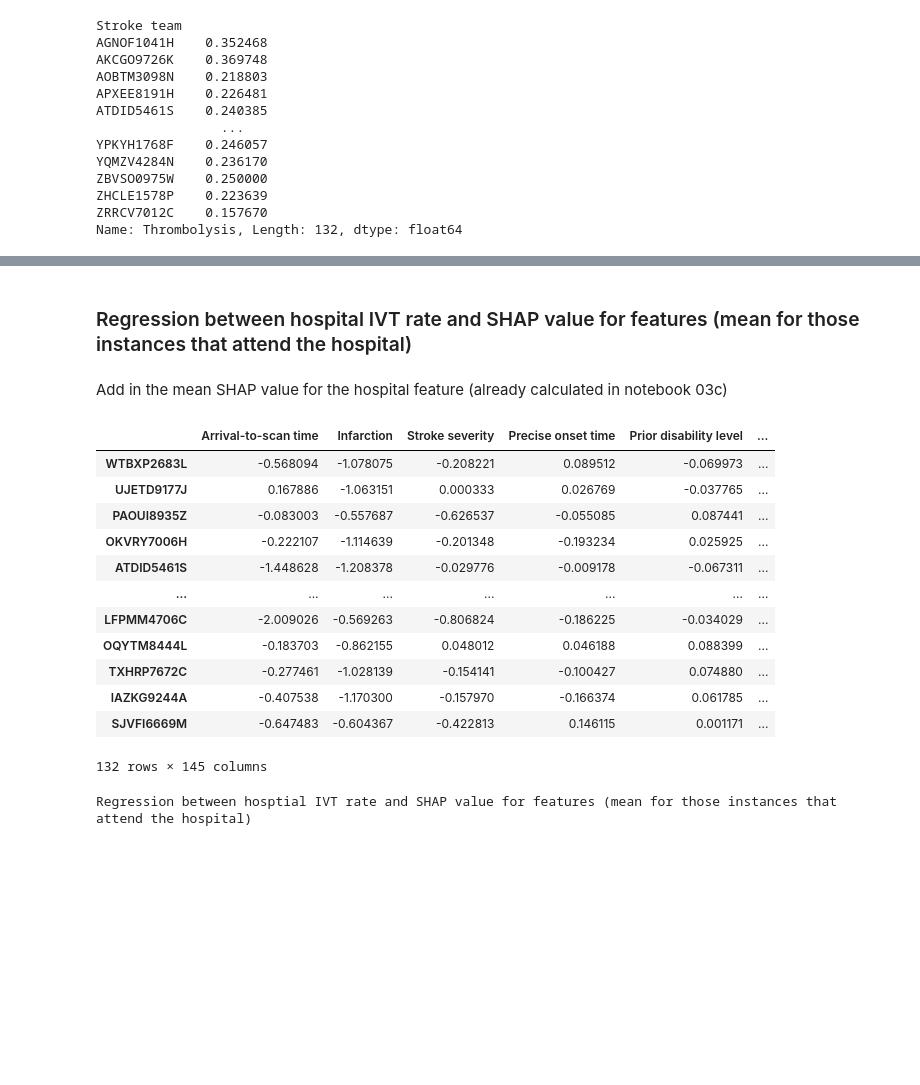
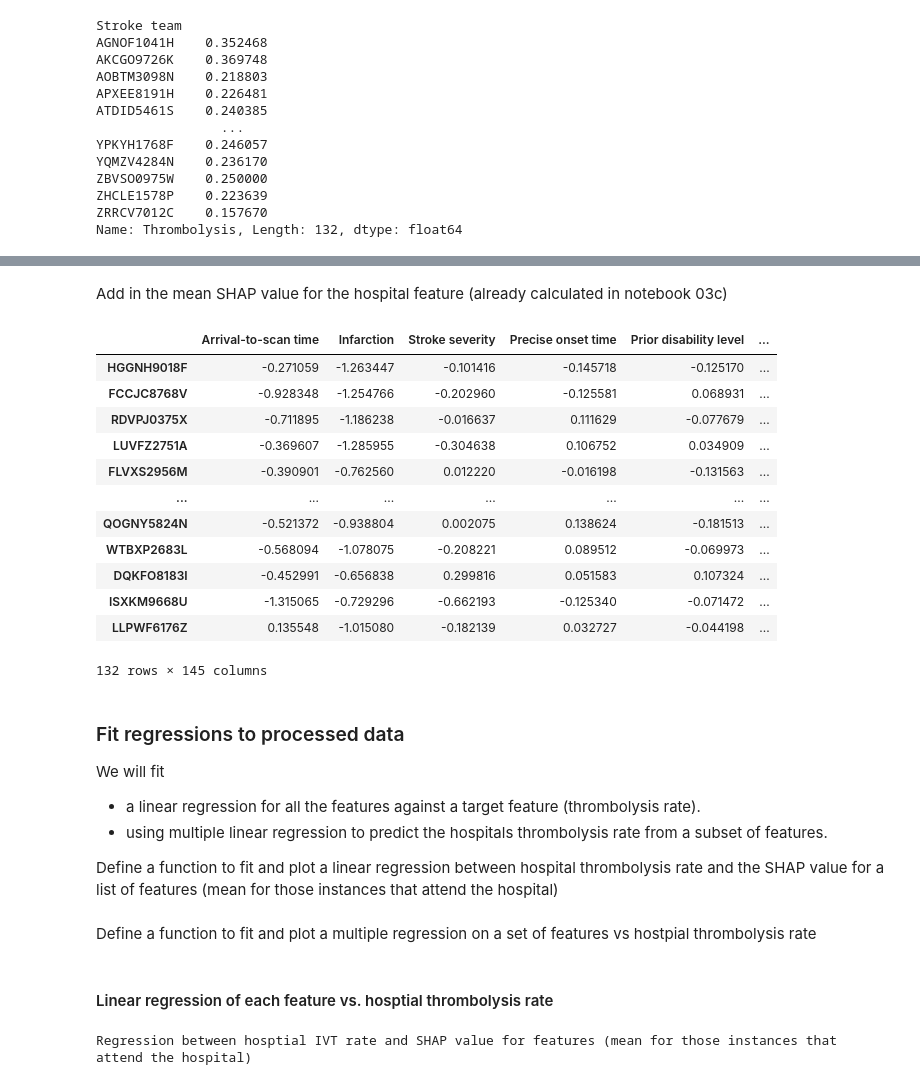
Before and after one commit to samuel-book/samuel_shap_paper_1, a Jupyter notebook: xgb_10_features/03e_xgb_shap_value_and_main_effect_regressions_on_hospital_ivt_rate.ipynb, the cells around one changed output, grey strips where cells are left out. Drawn from its saved outputs; the diff is of its cells as text; code cells hidden in the pictures; blank space fills up the shorter version.

```diff
--- a/xgb_10_features/03e_xgb_shap_value_and_main_effect_regressions_on_hospital_ivt_rate.ipynb
+++ b/xgb_10_features/03e_xgb_shap_value_and_main_effect_regressions_on_hospital_ivt_rate.ipynb
@@ -198,12 +176,0 @@ Load from pickle (calculated in notebook 03a).
-# %%
-%%time
-
-# Load SHAP explainer model used to estimate SHAP values
-filename = f'./output/03a_{model_text}_shap_explainer_object.p'
-with open(filename, 'rb') as filehandler:
-    explainer = pickle.load(filehandler)
-
-# Load SHAP values extended (using the explainer model)
-filename = f'./output/03a_{model_text}_shap_values_explainer_object.p'
-with open(filename, 'rb') as filehandler:
-    shap_values_extended = pickle.load(filehandler)
@@ -213,3 +177,8 @@ Wall time: 315 ms
+# %%
+filename = f'./output/03a_{model_text}_shap_values_extended.p'
+
+with open(filename, 'rb') as filehandler:
+    shap_values_extended = pickle.load(filehandler)
 # %% [markdown]
 The explainer returns the base value which is the same value for all instances [shap_value.base_values], the shap values per feature [shap_value.values]. It also returns the feature dataset values [shap_values.data]. You can (sometimes!) access the feature names from the explainer [explainer.data_feature_names].
 
@@ -249,8 +218,8 @@ shap_values = shap_values_extended.values
 unique_stroketeams_list = list(set(data["Stroke team"]))
 # %%
 # Calculate IVT rate per hosptial
-hosp_ivt_rate = data.groupby(by=["Stroke team"]).mean()["Thrombolysis"]
-hosp_ivt_rate
+df_hosp_ivt_rate = data.groupby(by=["Stroke team"]).mean()["Thrombolysis"]
+df_hosp_ivt_rate
 # %% [output]
 Stroke team
 AGNOF1041H    0.352468
@@ -297,7 +266,7 @@ df_mean_shap_values_per_hosp.head(10)
 10 rows × 141 columns
 # %%
-# Join IVT rate with admissions per hosptial
-df_mean_shap_values_per_hosp = df_mean_shap_values_per_hosp.join(hosp_ivt_rate)
+# Add IVT rate to dataframe
+df_mean_shap_values_per_hosp = df_mean_shap_values_per_hosp.join(df_hosp_ivt_rate)
 # %%
 df_mean_shap_values_per_hosp.head(10)
 # %% [output]
@@ -315,3 +284 @@ df_mean_shap_values_per_hosp.head(10)
 10 rows × 142 columns
-# %% [markdown]
-### Regression between hospital IVT rate and SHAP value for features (mean for those instances that attend the hospital)
@@ -429,19 +290,29 @@ filename = (f'./output/03c_{model_text}'
 df_hosp_shap = pd.read_csv(filename)
 df_hosp_shap = df_hosp_shap.set_index("hospital")
 # %%
-df_mean_shap_values_per_hosp = df_mean_shap_values_per_hosp.join(df_hosp_shap, rsuffix="h_")
+df_mean_shap_values_per_hosp = df_mean_shap_values_per_hosp.join(df_hosp_shap,
+                                                                 rsuffix="_h")
 df_mean_shap_values_per_hosp
 # %% [output]
 |  | Arrival-to-scan time | Infarction | Stroke severity | Precise onset time | Prior disability level | ... |
+| HGGNH9018F | -0.271059 | -1.263447 | -0.101416 | -0.145718 | -0.125170 | ... |
+| FCCJC8768V | -0.928348 | -1.254766 | -0.202960 | -0.125581 | 0.068931 | ... |
+| RDVPJ0375X | -0.711895 | -1.186238 | -0.016637 | 0.111629 | -0.077679 | ... |
+| LUVFZ2751A | -0.369607 | -1.285955 | -0.304638 | 0.106752 | 0.034909 | ... |
+| FLVXS2956M | -0.390901 | -0.762560 | 0.012220 | -0.016198 | -0.131563 | ... |
+| ... | ... | ... | ... | ... | ... | ... |
+| QOGNY5824N | -0.521372 | -0.938804 | 0.002075 | 0.138624 | -0.181513 | ... |
 | WTBXP2683L | -0.568094 | -1.078075 | -0.208221 | 0.089512 | -0.069973 | ... |
-| UJETD9177J | 0.167886 | -1.063151 | 0.000333 | 0.026769 | -0.037765 | ... |
-| PAOUI8935Z | -0.083003 | -0.557687 | -0.626537 | -0.055085 | 0.087441 | ... |
-| OKVRY7006H | -0.222107 | -1.114639 | -0.201348 | -0.193234 | 0.025925 | ... |
-| ATDID5461S | -1.448628 | -1.208378 | -0.029776 | -0.009178 | -0.067311 | ... |
-| ... | ... | ... | ... | ... | ... | ... |
-| LFPMM4706C | -2.009026 | -0.569263 | -0.806824 | -0.186225 | -0.034029 | ... |
-| OQYTM8444L | -0.183703 | -0.862155 | 0.048012 | 0.046188 | 0.088399 | ... |
-| TXHRP7672C | -0.277461 | -1.028139 | -0.154141 | -0.100427 | 0.074880 | ... |
-| IAZKG9244A | -0.407538 | -1.170300 | -0.157970 | -0.166374 | 0.061785 | ... |
-| SJVFI6669M | -0.647483 | -0.604367 | -0.422813 | 0.146115 | 0.001171 | ... |
+| DQKFO8183I | -0.452991 | -0.656838 | 0.299816 | 0.051583 | 0.107324 | ... |
+| ISXKM9668U | -1.315065 | -0.729296 | -0.662193 | -0.125340 | -0.071472 | ... |
+| LLPWF6176Z | 0.135548 | -1.015080 | -0.182139 | 0.032727 | -0.044198 | ... |
 132 rows × 145 columns
+# %% [markdown]
+### Fit regressions to processed data
+
+We will fit
+
+* a linear regression for all the features against a target feature (thrombolysis rate).
+* using multiple linear regression to predict the hospitals thrombolysis rate from a subset of features.
+
+Define a function to fit and plot a linear regression between hospital thrombolysis rate and the SHAP value for a list of features (mean for those instances that attend the hospital)
@@ -447,0 +383,2 @@ df_mean_shap_values_per_hosp
+# %% [markdown]
+Define a function to fit and plot a multiple regression on a set of features vs hostpial thrombolysis rate
@@ -448,2 +453,4 @@ df_mean_shap_values_per_hosp
+# %% [markdown]
+#### Linear regression of each feature vs. hosptial thrombolysis rate
 # %%
 features_to_plot = ['Arrival-to-scan time','Infarction','Stroke severity',
```
Also changed, not shown: parts of 42 cells of this notebook.
